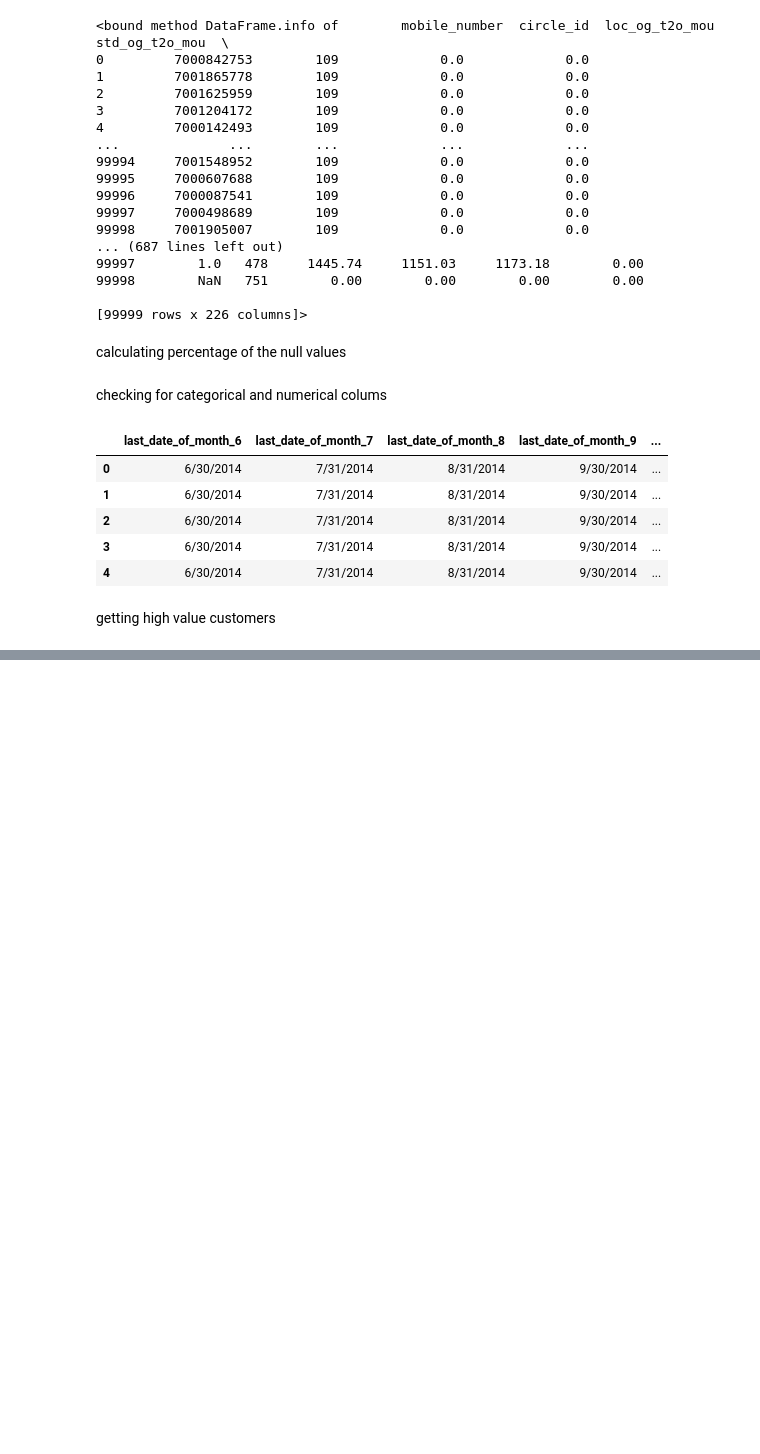
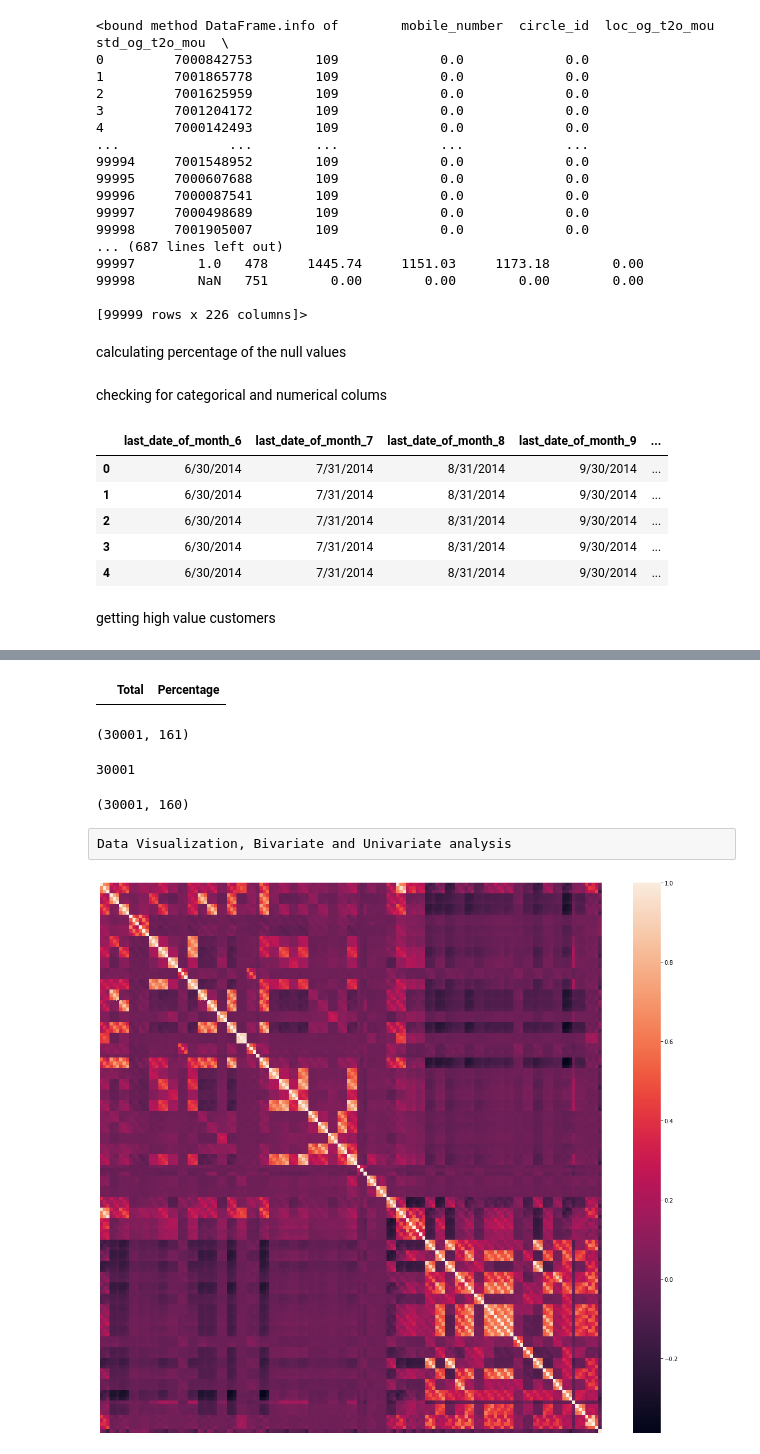
Before and after one commit to emmanuelidehen/MachineLearningModels, a Jupyter notebook: ChunCustomers.ipynb, the cells around one changed output, grey strips where cells are left out. Cells and saved outputs as stored; diff of their text form; code cells hidden in the pictures; blank space fills up the shorter version.

```diff
--- a/ChunCustomers.ipynb
+++ b/ChunCustomers.ipynb
@@ -150,0 +207,10 @@ data['tot_amt_9'] = data[['total_rech_amt_9','tot_rech_amt_data_9']].sum(axis=1)
+# %%
+def rfeature(df):
+    redundantcolumns = []
+    for i in df.columns:
+        counts = df[i].value_counts()
+        count_max = counts.iloc[0]
+        if count_max / len(df) * 100 > 95:
+            redundantcolumns.append(i)
+    redundantcolumns = list(redundantcolumns)
+    return redundantcolumns
@@ -150,0 +222,3 @@ data['tot_amt_9'] = data[['total_rech_amt_9','tot_rech_amt_data_9']].sum(axis=1)
+# %%
+rfeature = rfeature(data)
+data = data.drop(rfeature, axis=1)
@@ -150,0 +292,32 @@ data['tot_amt_9'] = data[['total_rech_amt_9','tot_rech_amt_data_9']].sum(axis=1)
+# %%
+data.fillna(0,inplace=True)
+# %%
+nanpercent(data)
+# %% [output]
+|  | Total | Percentage |
+# %%
+data.shape
+# %% [output]
+(30001, 161)
+# %%
+#checking duplicate number
+len(data['mobile_number'].unique())
+# %% [output]
+30001
+# %%
+data.drop('mobile_number',inplace=True,axis=1)
+# %%
+data.shape
+# %% [output]
+(30001, 160)
+# %% [raw]
+Data Visualization, Bivariate and Univariate analysis
+# %%
+#Correlation between numerical variables
+plt.figure(figsize=(20,18))
+ax=sns.heatmap(data.corr())
+plt.setp(ax.get_xticklabels(), visible=False)
+plt.setp(ax.get_yticklabels(), visible=False)
+ax.tick_params(top=False, bottom=False, left=False, right=False, labelleft=False, labelbottom=False)
+# %% [output]
+[figure, added]
```
Also changed, not shown: parts of 27 cells of this notebook.
